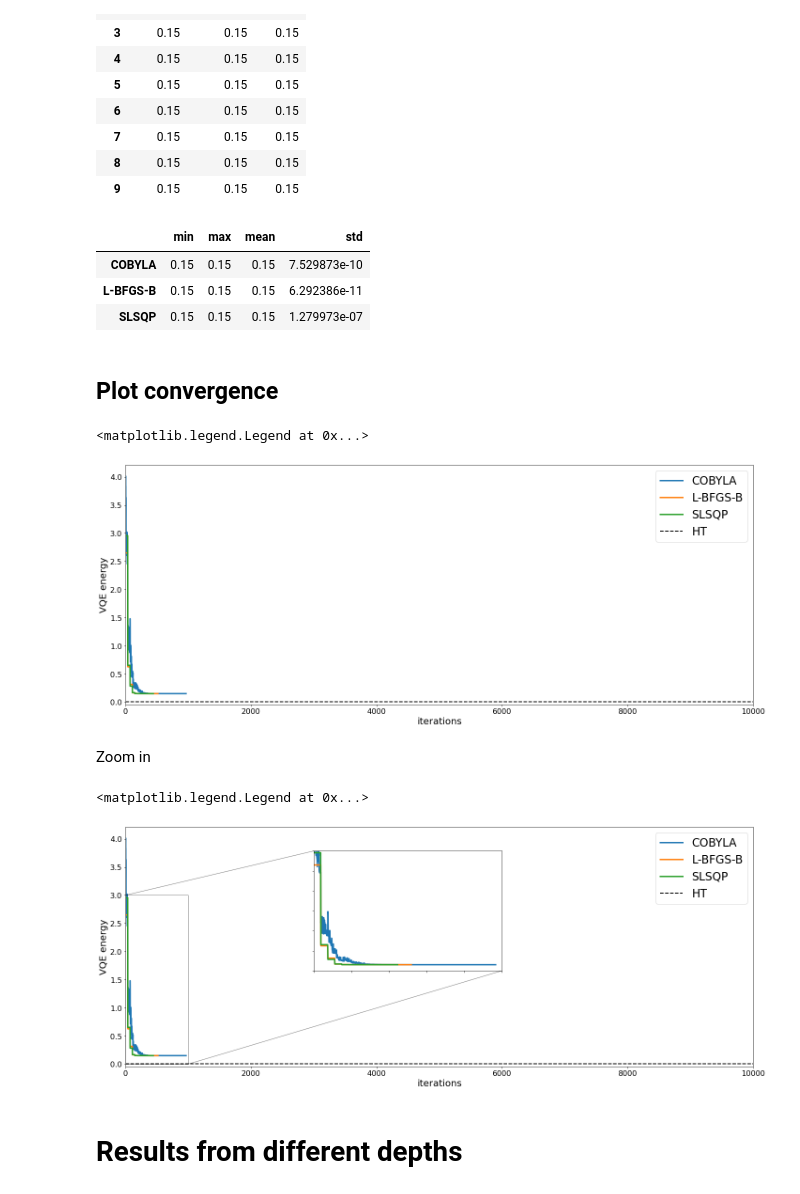
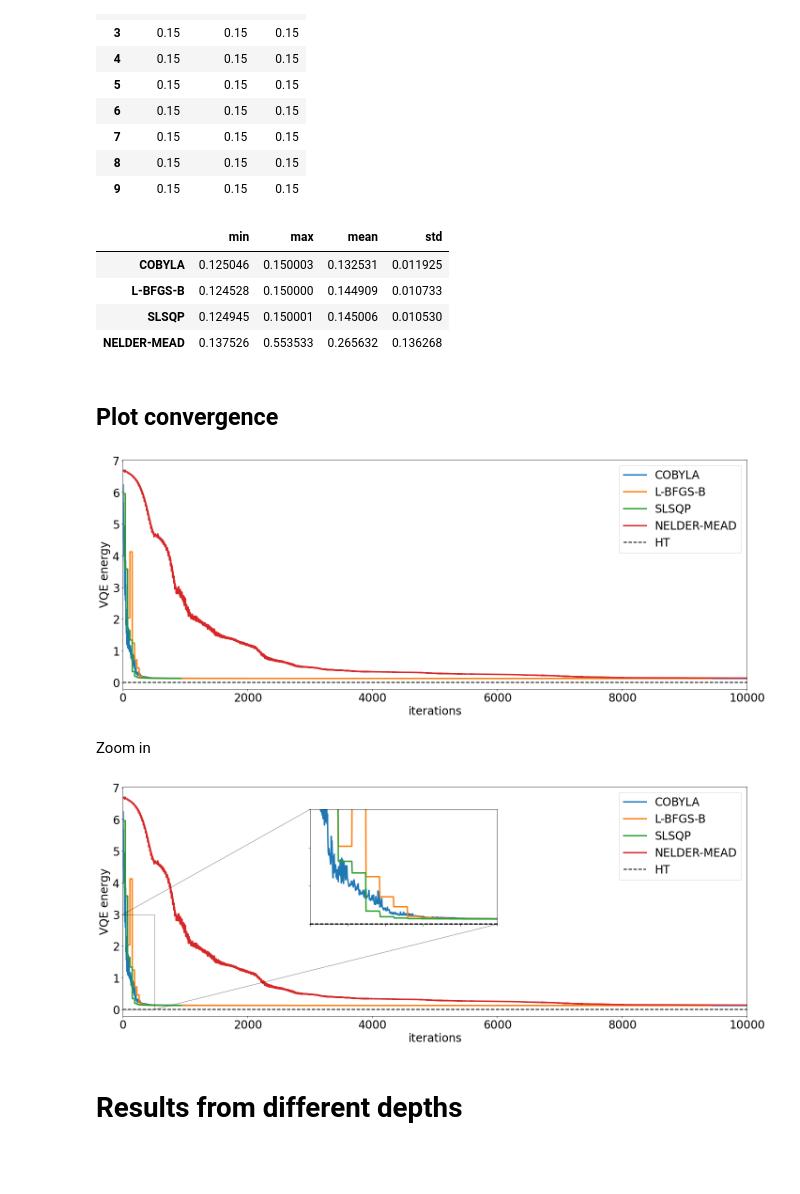
Before and after one commit to erinaldi/bmn2-qiskit, a Jupyter notebook: notebooks/00_figures.ipynb, the cells around one changed output. Drawn from its saved outputs; the diff is of its cells as text; code cells hidden in the pictures; blank space fills up the shorter version.

```diff
--- a/notebooks/00_figures.ipynb
+++ b/notebooks/00_figures.ipynb
@@ -47,9 +47,9 @@ def collect_data(
 # %% [markdown]
 Parameters
 # %%
-depth = 1
+depth = 3
 g2N = 0.2
-varform = ['ry','rz']
+varform = ['ry']
 nrep = 10
 maxit = 10000
 datafolder = "../data"
@@ -71,7 +71,7 @@ df.plot.scatter(x='counts',y='energy',marker='.')
 # %% [markdown]
 Collect multiple data in one frame
 # %%
-opt_label = ["COBYLA", "L-BFGS-B","SLSQP"]#,"NELDER-MEAD"]
+opt_label = ["COBYLA", "L-BFGS-B","SLSQP","NELDER-MEAD"]
 result = collect_data(opt_label,params)
 # %%
 # for o in opt_label:
@@ -110,9 +111,10 @@ gsdf
 gsdf.describe().T[["min","max","mean","std"]]
 # %% [output]
 |  | min | max | mean | std |
-| COBYLA | 0.15 | 0.15 | 0.15 | 7.529873e-10 |
-| L-BFGS-B | 0.15 | 0.15 | 0.15 | 6.292386e-11 |
-| SLSQP | 0.15 | 0.15 | 0.15 | 1.279973e-07 |
+| COBYLA | 0.125046 | 0.150003 | 0.132531 | 0.011925 |
+| L-BFGS-B | 0.124528 | 0.150000 | 0.144909 | 0.010733 |
+| SLSQP | 0.124945 | 0.150001 | 0.145006 | 0.010530 |
+| NELDER-MEAD | 0.137526 | 0.553533 | 0.265632 | 0.136268 |
 # %% [markdown]
 ## Plot convergence
 # %%
@@ -126,47 +128,47 @@ ax.axhline(ht,c="k",ls="--", lw="2",label="HT")
 ax.set_xlabel("iterations")
 ax.set_ylabel("VQE energy")
 ax.legend(loc="upper right")
-# filename = f"../figures/miniBMN_l{params['l']}_convergence_{params['v']}_depth{params['d']}_nr{params['n']}_max{params['m']}"
-# plt.savefig(f"{filename}.pdf")
-# plt.savefig(f"{filename}.png")
+filename = f"../figures/miniBMN_l{params['l']}_convergence_{params['v']}_depth{params['d']}_nr{params['n']}_max{params['m']}"
+plt.savefig(f"{filename}.pdf")
+plt.savefig(f"{filename}.png")
+plt.savefig(f"{filename}.svg")
 # %% [output]
-<matplotlib.legend.Legend at 0x...>
-[figure, old version]
+[figure, new version]
 # %% [markdown]
 Zoom in
 # %%
 # select the best runs for each optimizer
 fig, ax = plt.subplots(figsize=(20,8))
 for o in opt_label:
     result.loc[o,gsdf[o].idxmin()].plot(x='counts',y='energy', xlim=[0,10000],label=o, ax=ax)
 ax.axhline(ht,c="k",ls="--", lw="2",label="HT")
 
 # inset axes.... bounds are [x0, y0, width, height] for where to put it
 axins = ax.inset_axes([0.3, 0.4, 0.3, 0.5])
 
 for o in opt_label:
-    result.loc[o,gsdf[o].idxmin()].plot(x='counts',y='energy', xlim=[0,1000], legend=False, ax=axins)
+    result.loc[o,gsdf[o].idxmin()].plot(x='counts',y='energy', xlim=[0,500], legend=False, ax=axins)
 axins.axhline(ht,c="k",ls="--", lw="2")
 # sub region of the original image
-x1, x2, y1, y2 = 0, 1000, 0, 3
+x1, x2, y1, y2 = 0, 500, 0, 3
 axins.set_xlim(x1, x2)
 axins.set_ylim(y1, y2)
 axins.set_xticklabels('')
 axins.set_yticklabels('')
 axins.set_ylabel('')
 axins.set_xlabel('')
 
 ax.indicate_inset_zoom(axins, edgecolor="black")
 
 ax.set_xlabel("iterations")
 ax.set_ylabel("VQE energy")
 ax.legend(loc="upper right")
-# filename = f"../figures/miniBMN_l{params['l']}_convergence_{params['v']}_depth{params['d']}_nr{params['n']}_max{params['m']}_zoom"
-# plt.savefig(f"{filename}.pdf")
-# plt.savefig(f"{filename}.png")
+filename = f"../figures/miniBMN_l{params['l']}_convergence_{params['v']}_depth{params['d']}_nr{params['n']}_max{params['m']}_zoom"
+plt.savefig(f"{filename}.pdf")
+plt.savefig(f"{filename}.png")
+plt.savefig(f"{filename}.svg")
 # %% [output]
-<matplotlib.legend.Legend at 0x...>
-[figure, old version]
+[figure, new version]
 # %% [markdown]
 # Results from different depths
 # %%
```
Also changed, not shown: parts of 1 cell of this notebook, 6 other files.
